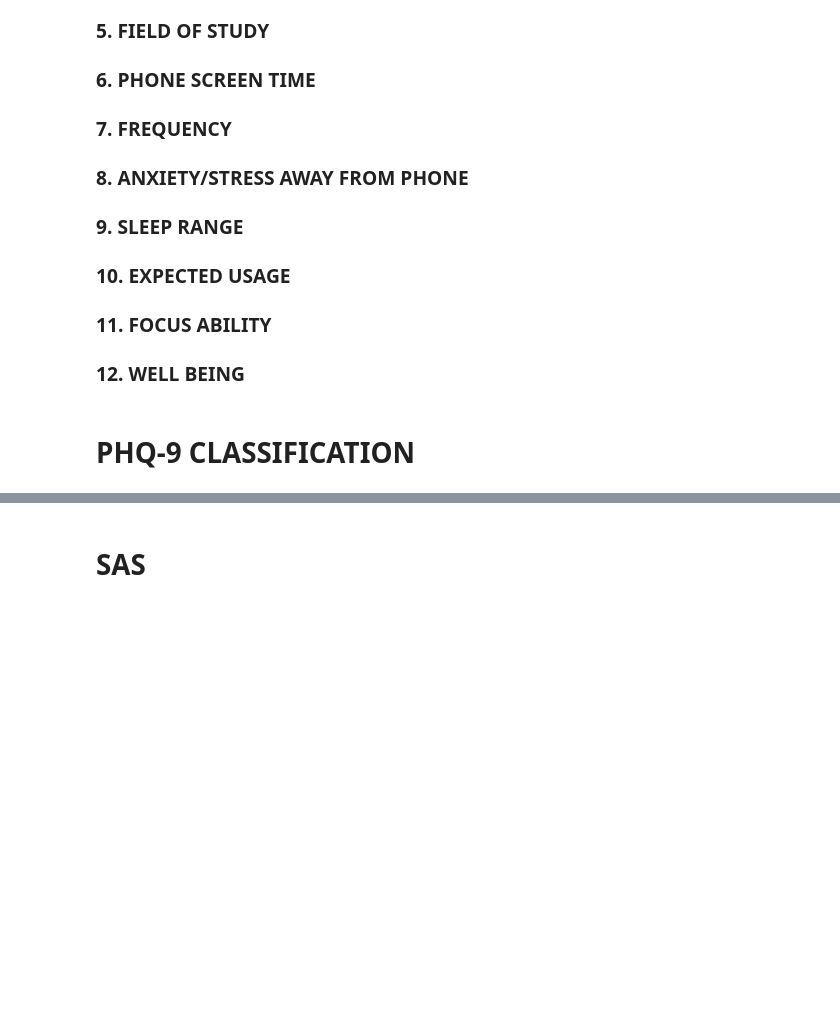
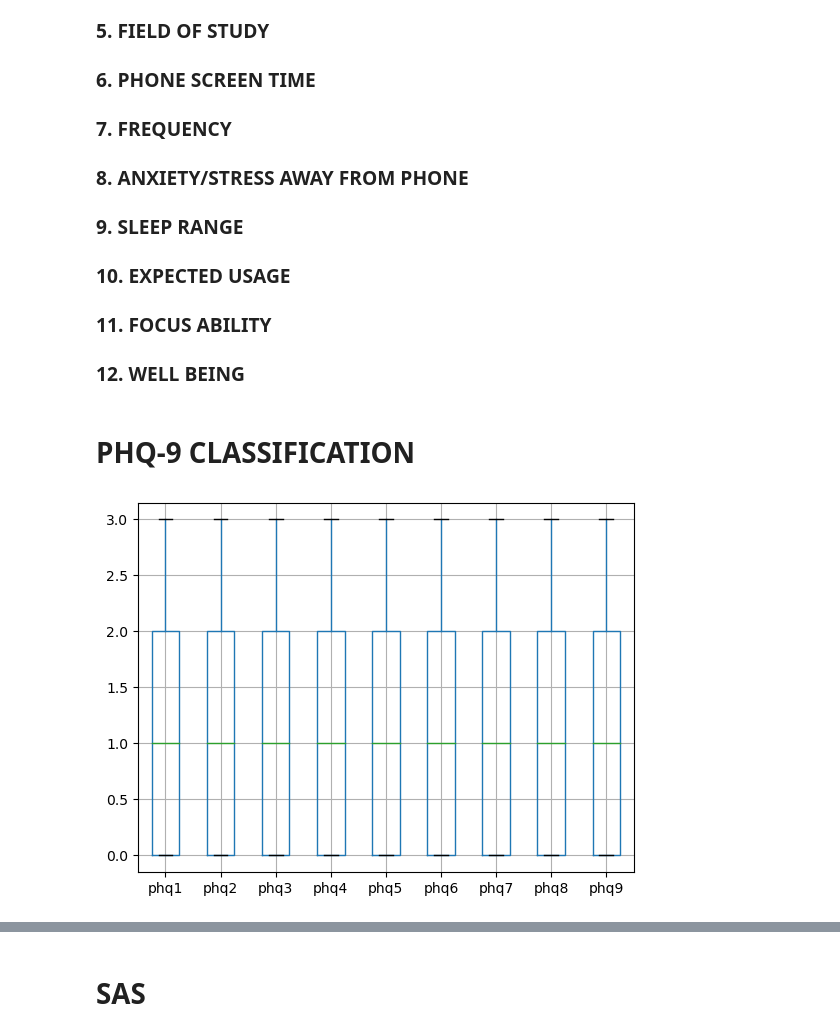
Before and after one commit to Brainskull24/Heal.ai, a Jupyter notebook: Heal.ai.ipynb, the cells around one changed output, grey strips where cells are left out. Saved outputs shown, nothing was run; the diff lists cells and outputs as text; code cells hidden in the pictures; blank space fills up the shorter version.

```diff
--- a/Heal.ai.ipynb
+++ b/Heal.ai.ipynb
@@ -210,0 +237,6 @@ df.to_csv('final.csv',index=False)
+# %%
+data = pd.read_csv('phq.csv')
+data.boxplot(column=['phq1', 'phq2', 'phq3', 'phq4', 'phq5', 'phq6', 'phq7', 'phq8', 'phq9'])
+plt.show()
+# %% [output]
+[figure, added]
```
Also changed, not shown: parts of 9 cells of this notebook, 15 other files.
